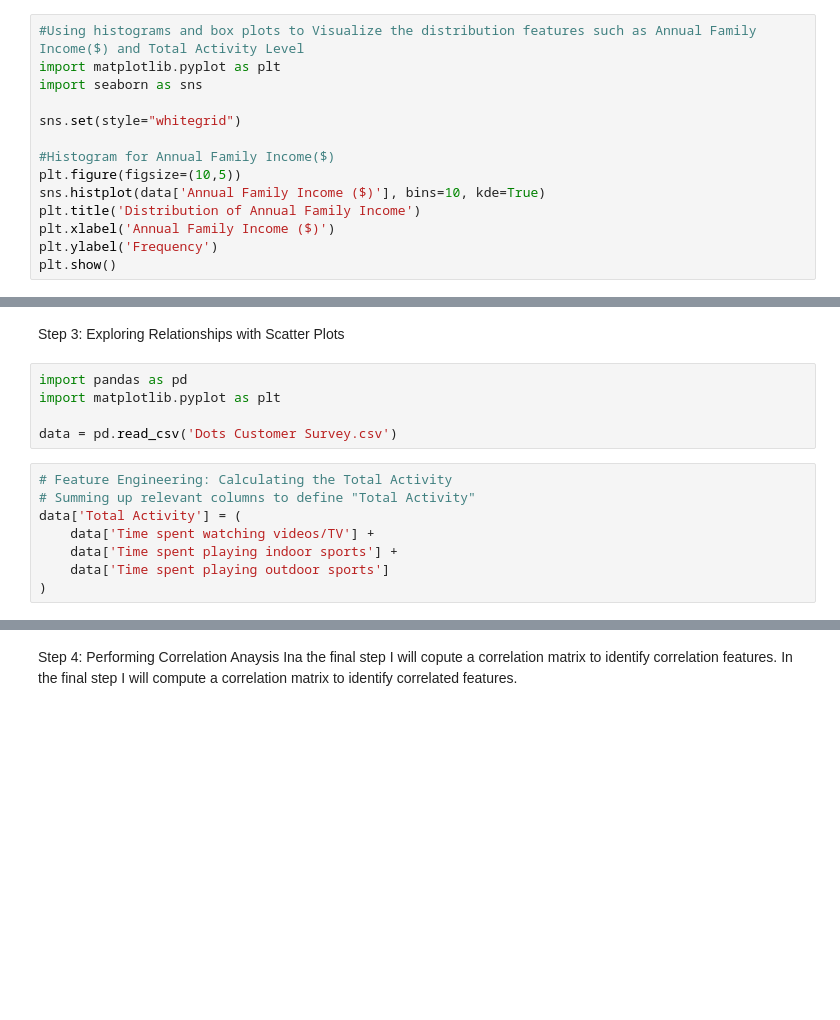
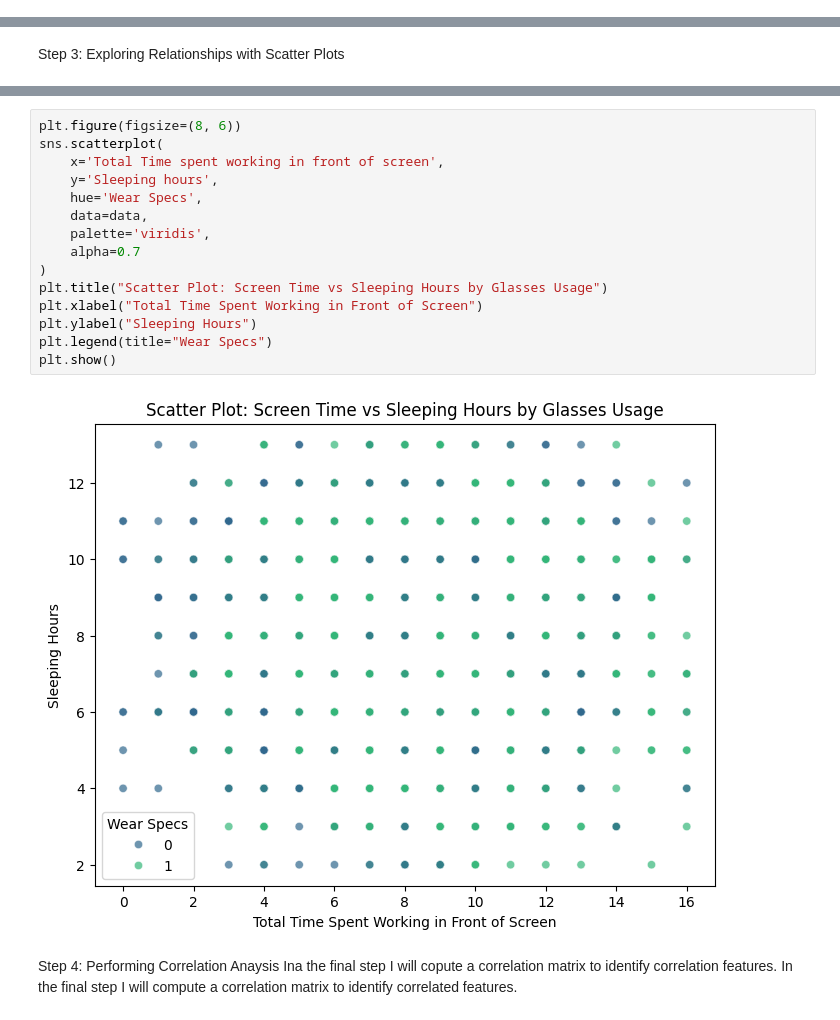
Before and after one commit to MphoPetunia/SpecsSurveyData, a Jupyter notebook: companyproject.ipynb, the cells around one changed output, grey strips where cells are left out. Cells and saved outputs as stored; diff of their text form; blank space fills up the shorter version.

```diff
--- a/companyproject.ipynb
+++ b/companyproject.ipynb
@@ -198,14 +180,0 @@ Step 2: Visualize Feature Distribution
-# %%
-#Using histograms and box plots to Visualize the distribution features such as Annual Family Income($) and Total Activity Level
-import matplotlib.pyplot as plt
-import seaborn as sns
-
-sns.set(style="whitegrid")
-
-#Histogram for Annual Family Income($)
-plt.figure(figsize=(10,5))
-sns.histplot(data['Annual Family Income ($)'], bins=10, kde=True)
-plt.title('Distribution of Annual Family Income')
-plt.xlabel('Annual Family Income ($)')
-plt.ylabel('Frequency')
-plt.show()
@@ -223,15 +252,2 @@ plt.show()
 # %% [markdown]
 Step 3: Exploring Relationships with Scatter Plots
-# %%
-import pandas as pd
-import matplotlib.pyplot as plt
-
-data = pd.read_csv('Dots Customer Survey.csv')
-# %%
-# Feature Engineering: Calculating the Total Activity
-# Summing up relevant columns to define "Total Activity"
-data['Total Activity'] = (
-    data['Time spent watching videos/TV'] +
-    data['Time spent playing indoor sports'] +
-    data['Time spent playing outdoor sports']
-)
@@ -249,3 +254,20 @@ plt.show()
+# %%
+plt.figure(figsize=(8, 6))
+sns.scatterplot(
+    x='Total Time spent working in front of screen',
+    y='Sleeping hours',
+    hue='Wear Specs',
+    data=data,
+    palette='viridis',
+    alpha=0.7
+)
+plt.title("Scatter Plot: Screen Time vs Sleeping Hours by Glasses Usage")
+plt.xlabel("Total Time Spent Working in Front of Screen")
+plt.ylabel("Sleeping Hours")
+plt.legend(title="Wear Specs")
+plt.show()
+# %% [output]
+[figure, added]
 # %% [markdown]
 Step 4: Performing Correlation Anaysis
 Ina the final step I will copute a correlation matrix to identify correlation features.
```
Also changed, not shown: parts of 34 cells of this notebook.
